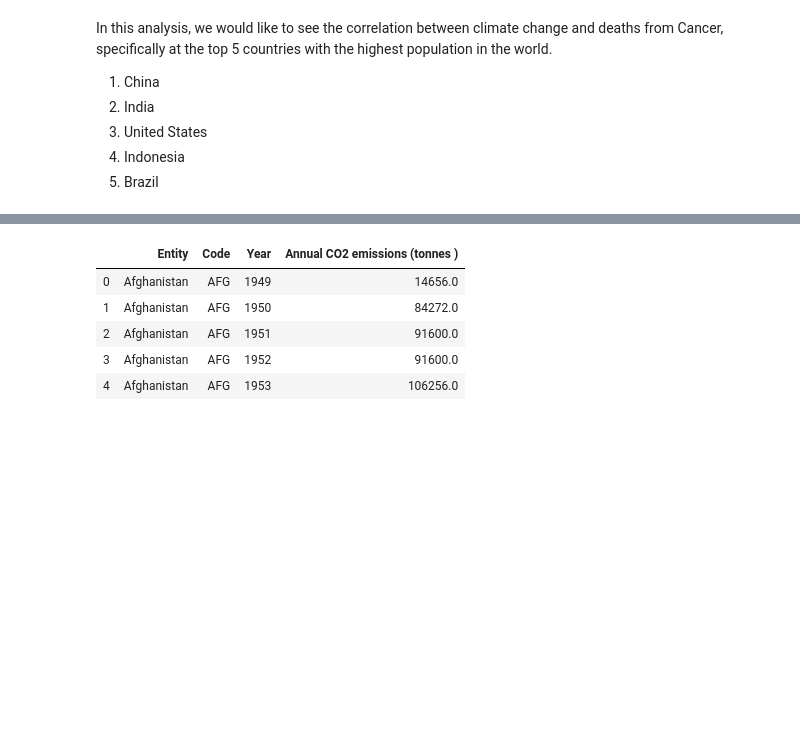
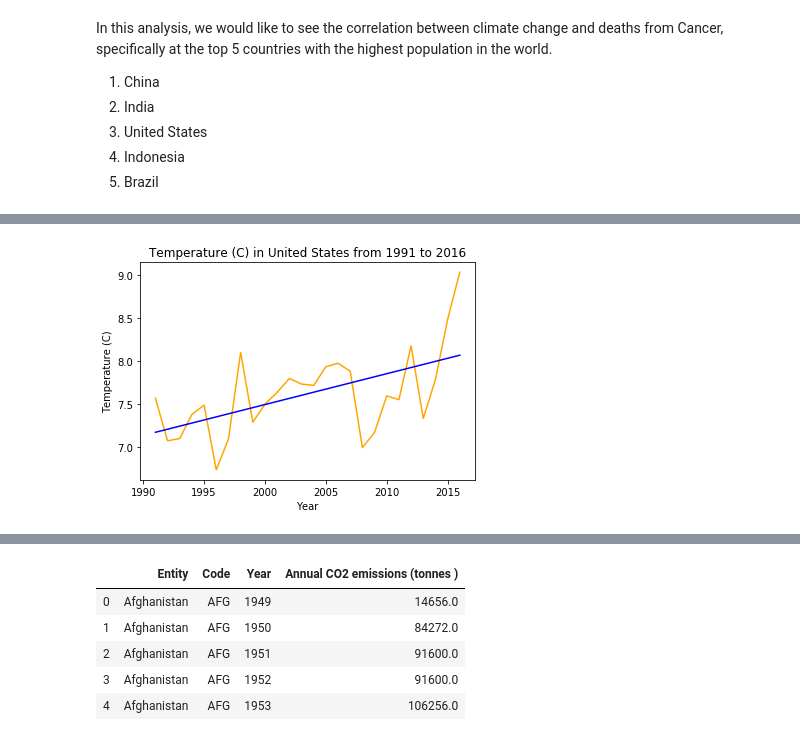
Before and after one commit to mhandipranata/climate-change-analysis, a Jupyter notebook: Climate_Change_Analysis.ipynb, the cells around one changed output, grey strips where cells are left out. Cells and saved outputs as stored; diff of their text form; code cells hidden in the pictures; blank space fills up the shorter version.

Commit message:
Create the graphs for temperature data for all 5 countries and the line regression.

```diff
--- a/Climate_Change_Analysis.ipynb
+++ b/Climate_Change_Analysis.ipynb
@@ -99,0 +199,10 @@ temp_usa_by_year_mean
+# %%
+# Perform a linear regression on the temperature year by year
+year = temp_usa_by_year_mean.index
+temp = temp_usa_by_year_mean["Temperature - (Celsius)"]
+
+(slope, intercept, r_value, p_value, std_err) = stats.linregress(year, temp)
+
+# Get regression values
+regress_values = year * slope + intercept
+# print(regress_values)
@@ -100,3 +220,14 @@ temp_usa_by_year_mean
+# %%
+# Create plot for temperature in China from 1991 to 2016 with the line regression
+plt.plot(temp_usa_by_year_mean.index, temp_usa_by_year_mean["Temperature - (Celsius)"],
+        color="orange")
+plt.plot(year, regress_values, color="blue")
+plt.title("Temperature (C) in United States from 1991 to 2016")
+plt.xlabel("Year")
+plt.ylabel("Temperature (C)")
+plt.show()
+# %% [output]
+[figure, added]
 # %%
 # Check and print the temperature data (Indonesia)
 temp_indonesia.head()
```
Also changed, not shown: parts of 27 cells of this notebook.
